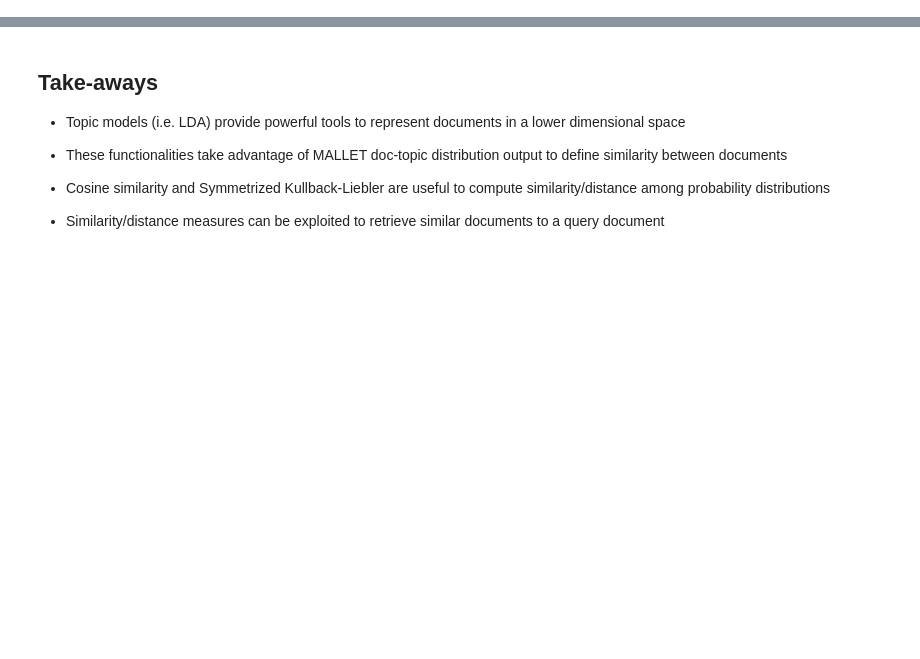
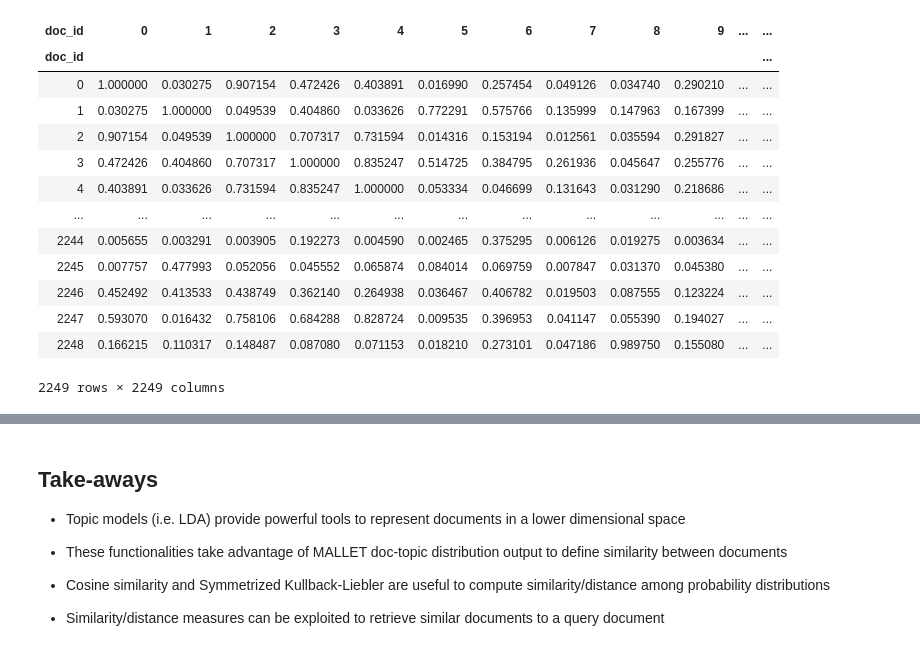
Before and after one commit to endlessinertia/DTM_Topic_Models_Tutorial, a Jupyter notebook: D&TM_LDA-topic-similarity.ipynb, the cells around one changed output, grey strips where cells are left out. Cells and saved outputs as stored; diff of their text form; code cells hidden in the pictures; blank space fills up the shorter version.

```diff
--- a/D&TM_LDA-topic-similarity.ipynb
+++ b/D&TM_LDA-topic-similarity.ipynb
@@ -17,6 +17,8 @@ def read_topic_doc_distribution(doc_topic_path):
     doc_topic_df.drop([1], axis=1, inplace=True)
     doc_topic_df.rename(columns={0: 'doc_id'}, inplace=True)
     doc_topic_df.set_index(['doc_id'], inplace=True)
+    num_topic = len(doc_topic_df.columns)
+    doc_topic_df.columns = ['Topic{}'.format(n) for n in range(num_topic)]
     return doc_topic_df
 # %%
 def compute_doc_cosine_similarity(doc_topic_df):
@@ -68,9 +70,26 @@ def retrieve_most_similar_doc(doc_sim_df, doc_id, k=5, distance=False):
 ###############################################################################################################################
 # %%
 #retrieve the n most similar documents given a query document
-n = 10
-query_doc = 1
+n = 25
+query_doc = 3
 
-doc_topic_path = '.\\data\\AssociatedPressDocTopic.txt'
+doc_topic_path = './data/AssociatedPressDocTopic.txt'
 doc_topic_df = read_topic_doc_distribution(doc_topic_path)
 doc_sim_df = compute_doc_cosine_similarity(doc_topic_df)
+# %%
+doc_sim_df
+# %% [output]
+| doc_id | 0 | 1 | 2 | 3 | 4 | 5 | 6 | 7 | 8 | 9 | ... | ... |
+| doc_id |  |  |  |  |  |  |  |  |  |  |  | ... |
+| 0 | 1.000000 | 0.030275 | 0.907154 | 0.472426 | 0.403891 | 0.016990 | 0.257454 | 0.049126 | 0.034740 | 0.290210 | ... | ... |
+| 1 | 0.030275 | 1.000000 | 0.049539 | 0.404860 | 0.033626 | 0.772291 | 0.575766 | 0.135999 | 0.147963 | 0.167399 | ... | ... |
+| 2 | 0.907154 | 0.049539 | 1.000000 | 0.707317 | 0.731594 | 0.014316 | 0.153194 | 0.012561 | 0.035594 | 0.291827 | ... | ... |
+| 3 | 0.472426 | 0.404860 | 0.707317 | 1.000000 | 0.835247 | 0.514725 | 0.384795 | 0.261936 | 0.045647 | 0.255776 | ... | ... |
+| 4 | 0.403891 | 0.033626 | 0.731594 | 0.835247 | 1.000000 | 0.053334 | 0.046699 | 0.131643 | 0.031290 | 0.218686 | ... | ... |
+| ... | ... | ... | ... | ... | ... | ... | ... | ... | ... | ... | ... | ... |
+| 2244 | 0.005655 | 0.003291 | 0.003905 | 0.192273 | 0.004590 | 0.002465 | 0.375295 | 0.006126 | 0.019275 | 0.003634 | ... | ... |
+| 2245 | 0.007757 | 0.477993 | 0.052056 | 0.045552 | 0.065874 | 0.084014 | 0.069759 | 0.007847 | 0.031370 | 0.045380 | ... | ... |
+| 2246 | 0.452492 | 0.413533 | 0.438749 | 0.362140 | 0.264938 | 0.036467 | 0.406782 | 0.019503 | 0.087555 | 0.123224 | ... | ... |
+| 2247 | 0.593070 | 0.016432 | 0.758106 | 0.684288 | 0.828724 | 0.009535 | 0.396953 | 0.041147 | 0.055390 | 0.194027 | ... | ... |
+| 2248 | 0.166215 | 0.110317 | 0.148487 | 0.087080 | 0.071153 | 0.018210 | 0.273101 | 0.047186 | 0.989750 | 0.155080 | ... | ... |
+2249 rows × 2249 columns
```
Also changed, not shown: parts of 6 cells of this notebook, 1 other file.
